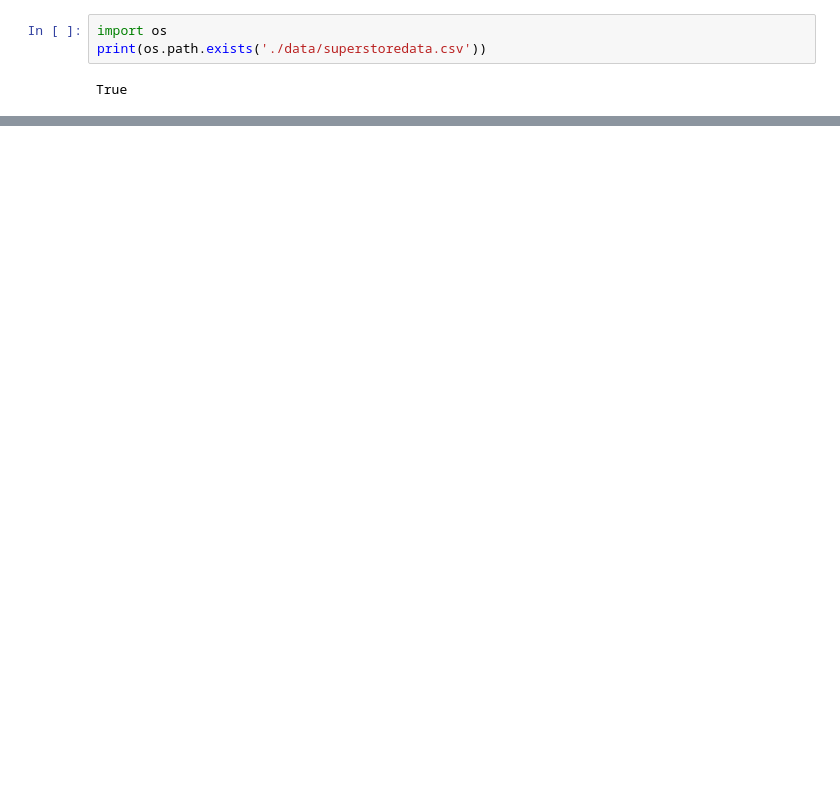
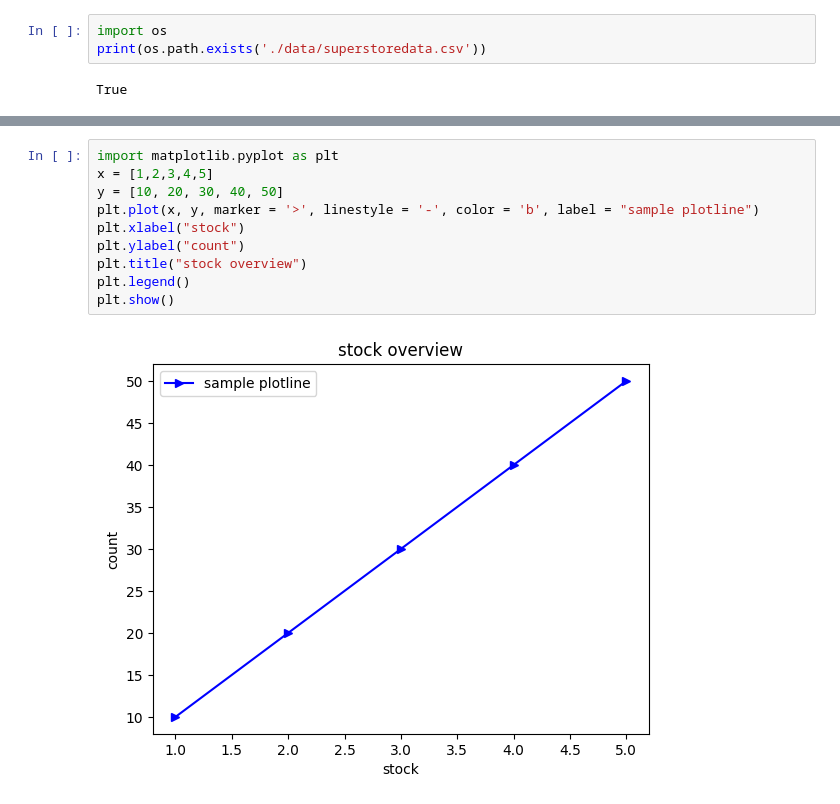
Before and after one commit to Avinash2003-11/Machine-learning, a Jupyter notebook: exp.ipynb, the cells around one changed output, grey strips where cells are left out. Cells and saved outputs as stored; diff of their text form; blank space fills up the shorter version.

```diff
--- a/exp.ipynb
+++ b/exp.ipynb
@@ -193,0 +203,12 @@ True
+# %%
+import matplotlib.pyplot as plt
+x = [1,2,3,4,5]
+y = [10, 20, 30, 40, 50]
+plt.plot(x, y, marker = '>', linestyle = '-', color = 'b', label = "sample plotline")
+plt.xlabel("stock")
+plt.ylabel("count")
+plt.title("stock overview")
+plt.legend()
+plt.show()
+# %% [output]
+[figure, added]
```
Also changed, not shown: parts of 4 cells of this notebook, 3 other files.
